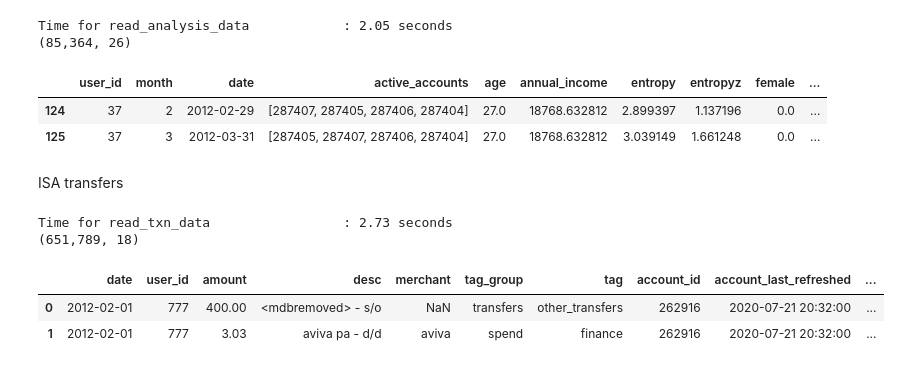
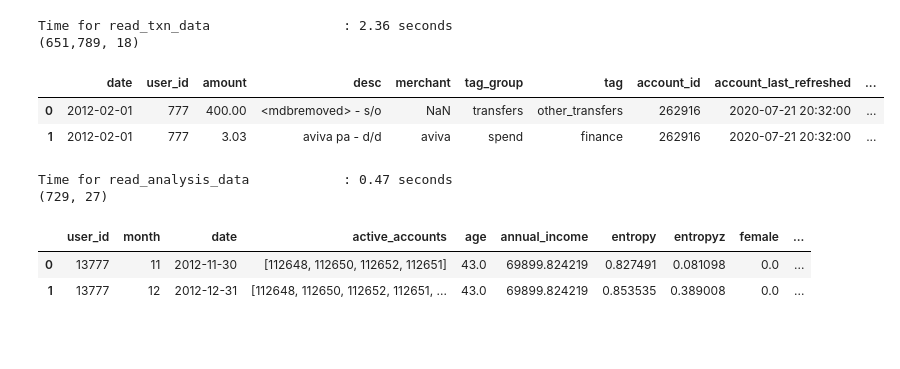
Before and after one commit to fabiangunzinger/entropy, a Jupyter notebook: notebooks/scratchpad.ipynb, the cells around one changed output. Cells and saved outputs as stored; diff of their text form; code cells hidden in the pictures; blank space fills up the shorter version.

```diff
--- a/notebooks/scratchpad.ipynb
+++ b/notebooks/scratchpad.ipynb
@@ -26,20 +29,18 @@ fs = s3fs.S3FileSystem(profile="3di")
 # %%
-df = hd.read_analysis_data()
+df = hd.read_txn_data("777")
 hd.inspect(df)
 # %% [output]
-Time for read_analysis_data            : 2.05 seconds
-(85,364, 26)
+Time for read_txn_data                 : 2.36 seconds
+(651,789, 18)
-|  | user_id | month | date | active_accounts | age | annual_income | entropy | entropyz | female | ... |
-| 124 | 37 | 2 | 2012-02-29 | [287407, 287405, 287406, 287404] | 27.0 | 18768.632812 | 2.899397 | 1.137196 | 0.0 | ... |
-| 125 | 37 | 3 | 2012-03-31 | [287405, 287407, 287406, 287404] | 27.0 | 18768.632812 | 3.039149 | 1.661248 | 0.0 | ... |
+|  | date | user_id | amount | desc | merchant | tag_group | tag | account_id | account_last_refreshed | ... |
+| 0 | 2012-02-01 | 777 | 400.00 | <mdbremoved> - s/o | NaN | transfers | other_transfers | 262916 | 2020-07-21 20:32:00 | ... |
+| 1 | 2012-02-01 | 777 | 3.03 | aviva pa - d/d | aviva | spend | finance | 262916 | 2020-07-21 20:32:00 | ... |
-# %% [markdown]
-ISA transfers
 # %%
-dft = hd.read_txn_data('777')
-hd.inspect(dft)
+dfa = hd.read_analysis_data("777")
+hd.inspect(dfa)
 # %% [output]
-Time for read_txn_data                 : 2.73 seconds
-(651,789, 18)
+Time for read_analysis_data            : 0.47 seconds
+(729, 27)
-|  | date | user_id | amount | desc | merchant | tag_group | tag | account_id | account_last_refreshed | ... |
-| 0 | 2012-02-01 | 777 | 400.00 | <mdbremoved> - s/o | NaN | transfers | other_transfers | 262916 | 2020-07-21 20:32:00 | ... |
-| 1 | 2012-02-01 | 777 | 3.03 | aviva pa - d/d | aviva | spend | finance | 262916 | 2020-07-21 20:32:00 | ... |
+|  | user_id | month | date | active_accounts | age | annual_income | entropy | entropyz | female | ... |
+| 0 | 13777 | 11 | 2012-11-30 | [112648, 112650, 112652, 112651] | 43.0 | 69899.824219 | 0.827491 | 0.081098 | 0.0 | ... |
+| 1 | 13777 | 12 | 2012-12-31 | [112648, 112650, 112652, 112651, ... | 43.0 | 69899.824219 | 0.853535 | 0.389008 | 0.0 | ... |
```
Also changed, not shown: parts of 7 cells of this notebook, 18 other files.
